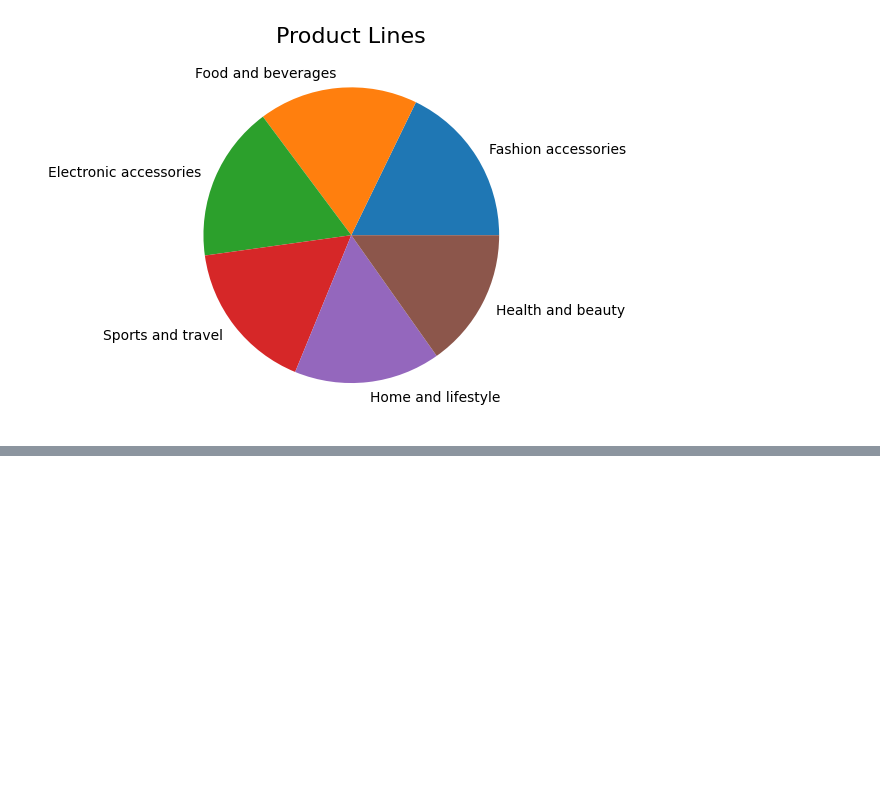
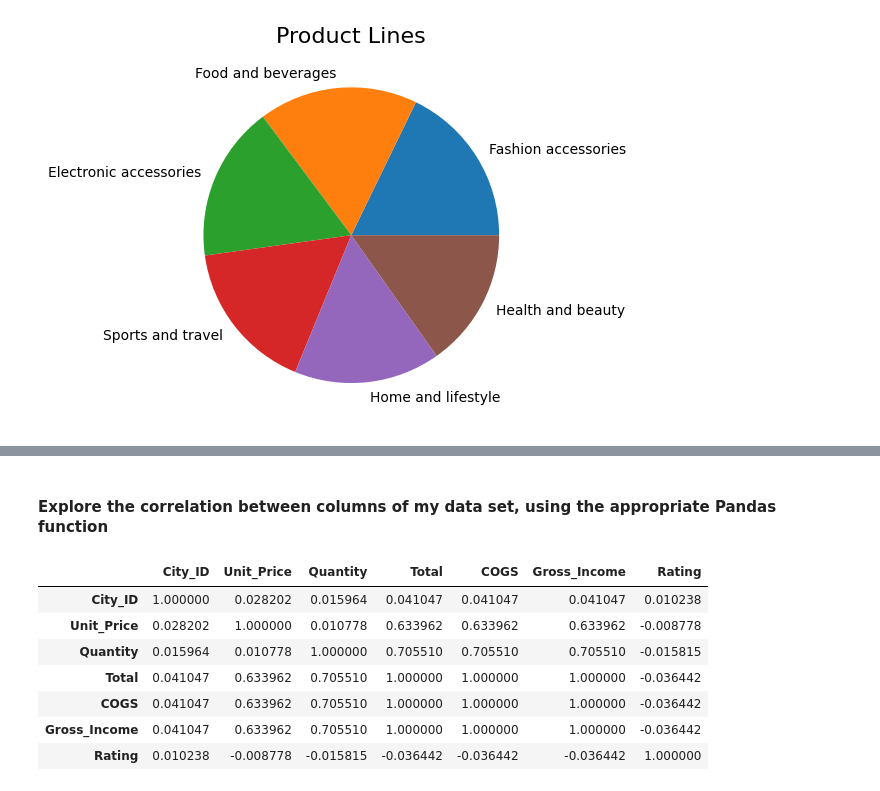
Before and after one commit to callred88/Dataanalysis, a Jupyter notebook: salesanalysis.ipynb, the cells around one changed output, grey strips where cells are left out. Drawn from its saved outputs; the diff is of its cells as text; code cells hidden in the pictures; blank space fills up the shorter version.

```diff
--- a/salesanalysis.ipynb
+++ b/salesanalysis.ipynb
@@ -170,0 +185,13 @@ Text(0, 0.5, '')
+# %% [markdown]
+#### Explore the correlation between columns of my data set, using the appropriate Pandas function
+# %%
+sales_df.corr(numeric_only=True)
+# %% [output]
+|  | City_ID | Unit_Price | Quantity | Total | COGS | Gross_Income | Rating |
+| City_ID | 1.000000 | 0.028202 | 0.015964 | 0.041047 | 0.041047 | 0.041047 | 0.010238 |
+| Unit_Price | 0.028202 | 1.000000 | 0.010778 | 0.633962 | 0.633962 | 0.633962 | -0.008778 |
+| Quantity | 0.015964 | 0.010778 | 1.000000 | 0.705510 | 0.705510 | 0.705510 | -0.015815 |
+| Total | 0.041047 | 0.633962 | 0.705510 | 1.000000 | 1.000000 | 1.000000 | -0.036442 |
+| COGS | 0.041047 | 0.633962 | 0.705510 | 1.000000 | 1.000000 | 1.000000 | -0.036442 |
+| Gross_Income | 0.041047 | 0.633962 | 0.705510 | 1.000000 | 1.000000 | 1.000000 | -0.036442 |
+| Rating | 0.010238 | -0.008778 | -0.015815 | -0.036442 | -0.036442 | -0.036442 | 1.000000 |
```
Also changed, not shown: parts of 2 cells of this notebook.
